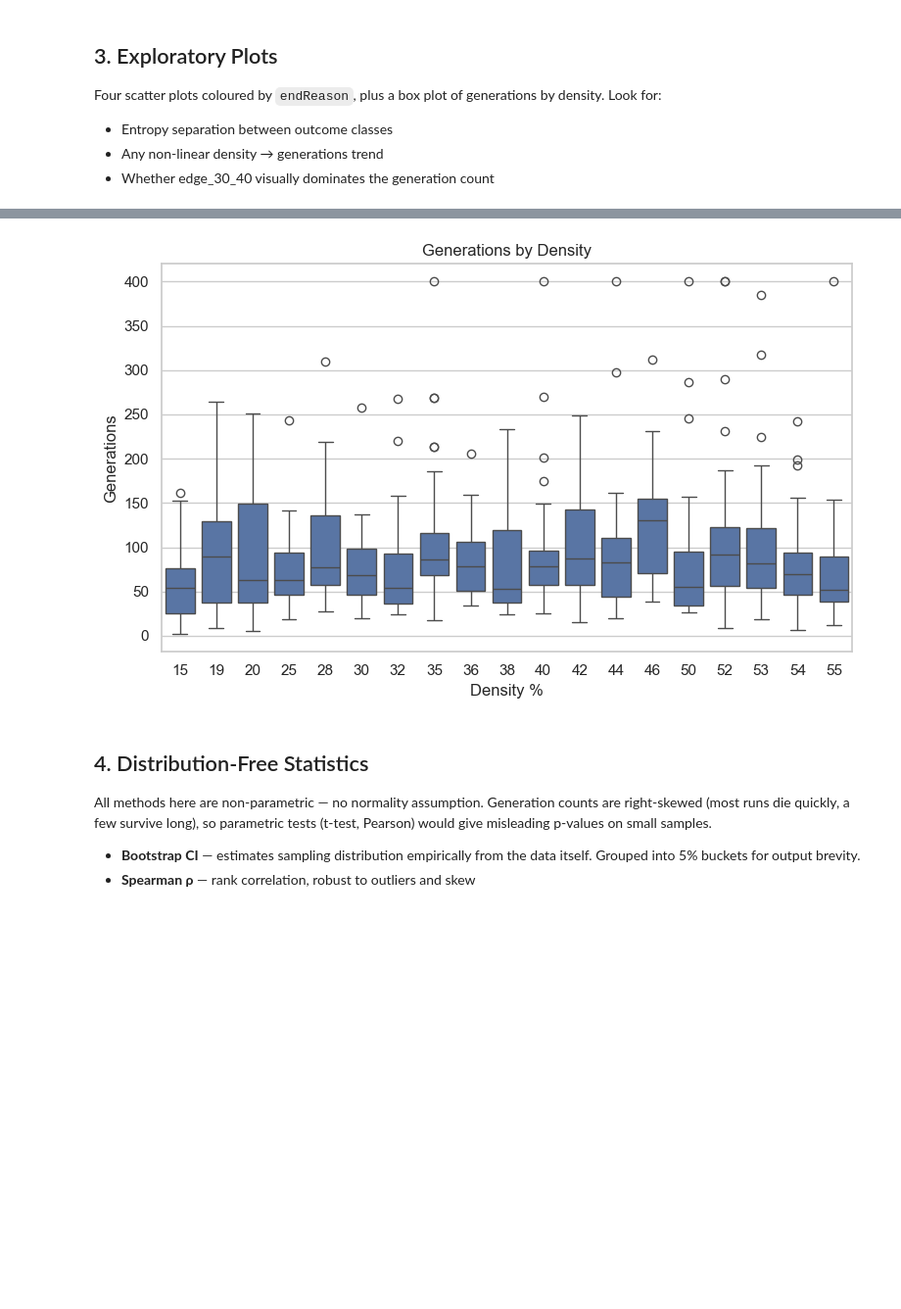
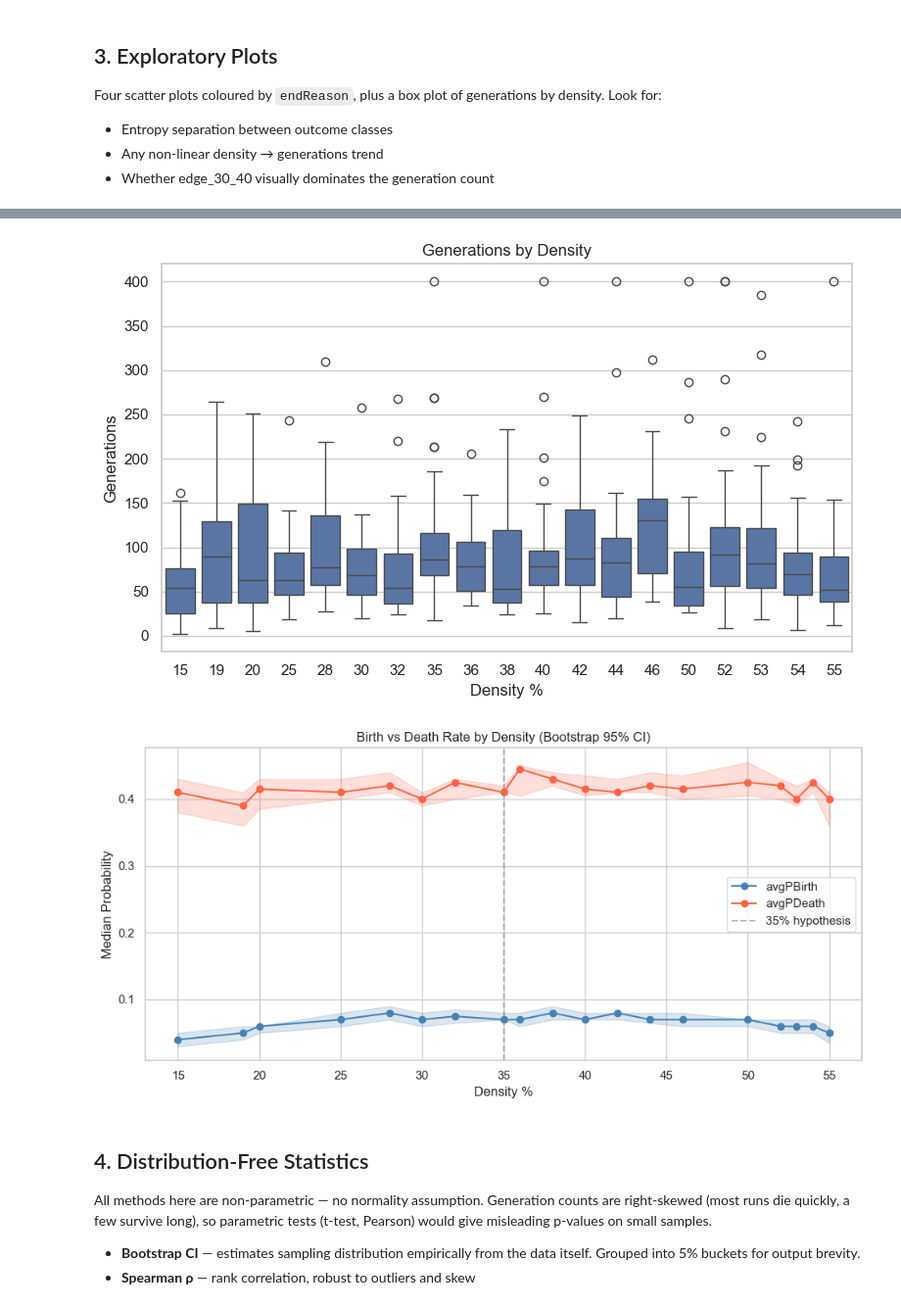
Before and after one commit to maxi-cmyk/conway_game_of_life, a Jupyter notebook: analysis/game_of_life.ipynb, the cells around one changed output, grey strips where cells are left out. Shown at 98% size. Drawn from its saved outputs; the diff is of its cells as text; code cells hidden in the pictures; blank space fills up the shorter version.

Commit message:
new plot

```diff
--- a/analysis/game_of_life.ipynb
+++ b/analysis/game_of_life.ipynb
@@ -252,33 +261,64 @@ fig, axes = plt.subplots(2, 2, figsize=(14, 10))
 
 sns.scatterplot(data=df, x='density', y='avgEntropy', hue='endReason',
                 hue_order=hue_order, palette=palette, s=70, alpha=0.75, ax=axes[0, 0])
 axes[0, 0].set(title='Entropy vs Density', xlabel='Density %', ylabel='Average Entropy')
 
 sns.scatterplot(data=df, x='density', y='autocorr', hue='endReason',
                 hue_order=hue_order, palette=palette, s=70, alpha=0.75, legend=False, ax=axes[0, 1])
 axes[0, 1].set(title='Autocorrelation vs Density', xlabel='Density %', ylabel='Autocorrelation')
 
 sns.scatterplot(data=df, x='generations', y='avgEntropy', hue='endReason',
                 hue_order=hue_order, palette=palette, s=70, alpha=0.75, legend=False, ax=axes[1, 0])
 axes[1, 0].set(title='Entropy vs Generations', xlabel='Generations', ylabel='Average Entropy')
 
 sns.scatterplot(data=df, x='density', y='peakPop', hue='endReason',
                 hue_order=hue_order, palette=palette, s=70, alpha=0.75, legend=False, ax=axes[1, 1])
 axes[1, 1].set(title='Peak Population vs Density', xlabel='Density %', ylabel='Peak Population')
 
 plt.tight_layout()
 plt.show()
 
 plt.figure(figsize=(8, 5))
 sns.boxplot(data=df, x='density', y='generations')
 plt.title('Generations by Density')
 plt.xlabel('Density %')
 plt.ylabel('Generations')
 plt.tight_layout()
 plt.show()
+
+density_avg = df.groupby('density')[['avgPBirth', 'avgPDeath']].median().reset_index()
+low_ci_birth = []
+high_ci_birth = []
+low_ci_death = []
+high_ci_death = []
+
+for density, group in df.groupby('density'):
+    low, high = bootstrap_ci(group['avgPBirth'], func=np.median, n_boot=2000, seed=42)
+    low_ci_birth.append(low)
+    high_ci_birth.append(high)
+
+    low, high = bootstrap_ci(group['avgPDeath'], func=np.median, n_boot=2000, seed=42)
+    low_ci_death.append(low)
+    high_ci_death.append(high)
+
+densities = density_avg['density']
+
+plt.figure(figsize=(10,5))
+plt.plot(densities, density_avg['avgPBirth'], marker='o', color='steelblue', label='avgPBirth')
+plt.plot(densities, density_avg['avgPDeath'], marker='o', color='tomato', label='avgPDeath')
+plt.fill_between(densities, low_ci_birth, high_ci_birth, alpha=0.2, color='steelblue')
+plt.fill_between(densities, low_ci_death, high_ci_death, alpha=0.2, color='tomato')
+plt.axvline(x=35, linestyle='--', color='gray', alpha=0.6, label='35% hypothesis')
+plt.xlabel('Density %')
+plt.ylabel('Median Probability')
+plt.title('Birth vs Death Rate by Density (Bootstrap 95% CI)')
+plt.legend()
+plt.tight_layout()
+plt.show()
 # %% [output]
 [figure]
 [figure]
+[figure, added]
 # %% [markdown]
 ## 4. Distribution-Free Statistics
 
```
Also changed, not shown: parts of 2 cells of this notebook.
